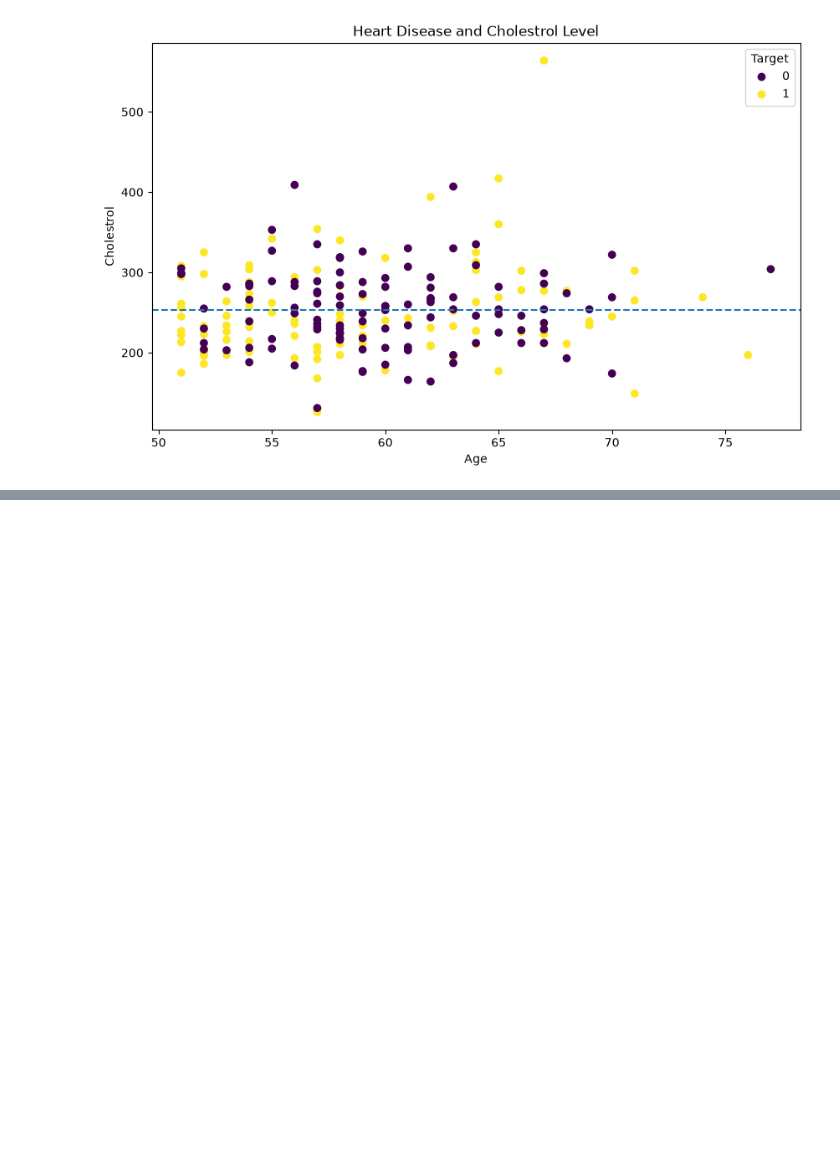
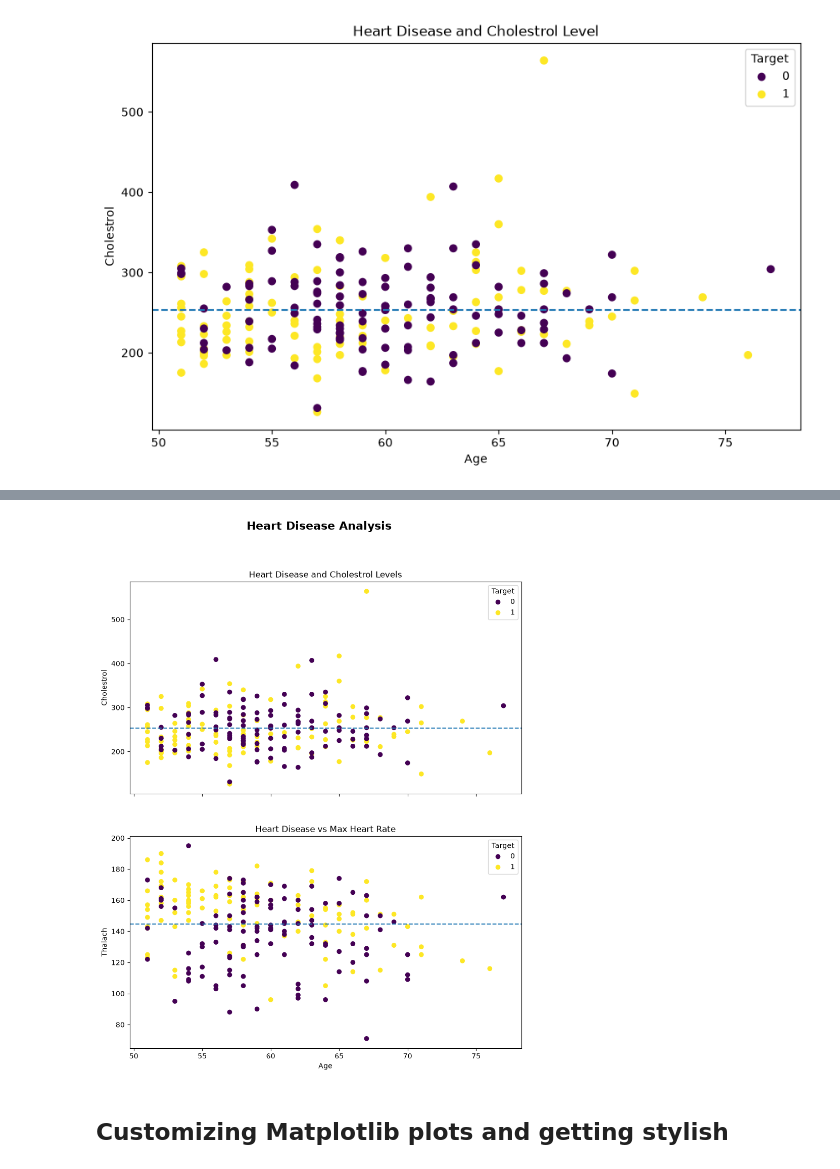
Before and after one commit to Diwas-Regmi/Numpy_Pandas_Matplotlib_mlconcepts, a Jupyter notebook: MatPlotLib/Intro_To_MatPlotLib.ipynb, the cells around one changed output, grey strips where cells are left out. Drawn from its saved outputs; the diff is of its cells as text; code cells hidden in the pictures; blank space fills up the shorter version.

Commit message:
Matplotlib Completed

```diff
--- a/MatPlotLib/Intro_To_MatPlotLib.ipynb
+++ b/MatPlotLib/Intro_To_MatPlotLib.ipynb
@@ -425,0 +480,48 @@ ax.axhline(over_50["chol"].mean(),
+# %%
+# Using sharex to make the same x axis
+# subplots of chol, age, thalach
+fig, (ax0, ax1) = plt.subplots(nrows = 2,
+                              ncols = 1,
+                              figsize= (10,12),
+                              sharex= True)
+
+# Add data to ax0
+scatter = ax0.scatter(x = over_50["age"],
+                     y = over_50["chol"],
+                     c = over_50["target"])
+
+# customize ax0
+ax0.set(title = "Heart Disease and Cholestrol Levels",
+       # xlabel = "Age",
+       ylabel = "Cholestrol")
+
+# Add a legend to ax0
+ax0.legend(*scatter.legend_elements(),title = "Target")
+# Add a horizontal line
+ax0.axhline(over_50["chol"].mean(),
+          linestyle = "--")
+
+
+# Add data to ax1
+scatter = ax1.scatter(x = over_50["age"],
+                     y = over_50["thalach"],
+                     c = over_50["target"])
+
+# Customize ax1
+ax1.set(title = "Heart Disease vs Max Heart Rate",
+       xlabel = "Age",
+       ylabel = "Thalach")
+
+# Add a legend to ax1
+ax1.legend(*scatter.legend_elements(),title = "Target")
+
+# Add a horizontal line
+ax1.axhline(over_50["thalach"].mean(),
+           linestyle = "--");
+
+# Add a title to the figure
+fig.suptitle("Heart Disease Analysis", fontsize = 16 , fontweight ="bold");
+# %% [output]
+[figure, added]
+# %% [markdown]
+## Customizing Matplotlib plots and getting stylish
```
Also changed, not shown: parts of 35 cells of this notebook, 1 other file.
